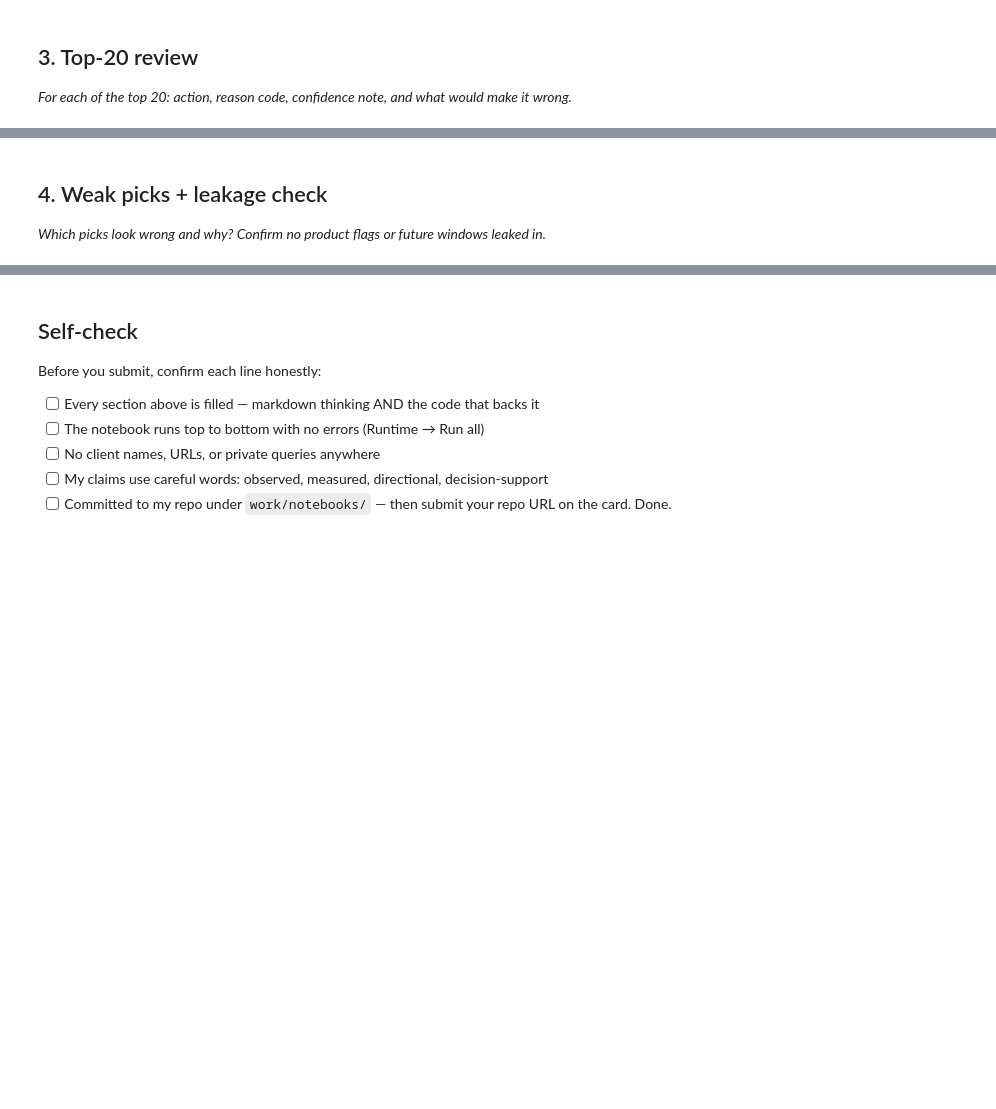
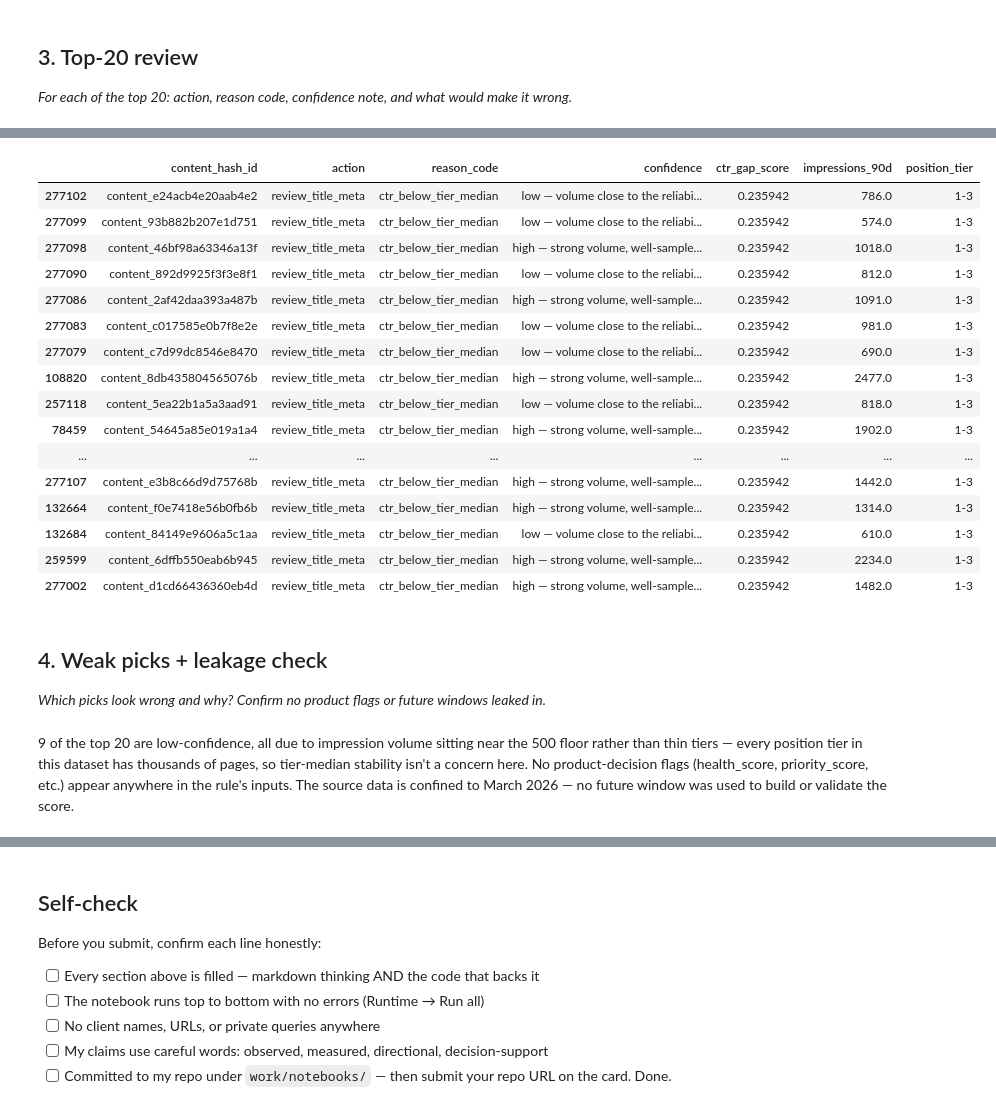
Before and after one commit to dhruvaiyer2-netizen/FlyRankMLProject, a Jupyter notebook: work/notebooks/w04_baseline_score.ipynb, the cells around one changed output, grey strips where cells are left out. Drawn from its saved outputs; the diff is of its cells as text; code cells hidden in the pictures; blank space fills up the shorter version.

Commit message:
Created a ranked queue using the hand rule, and reviewed the top 20 candidates to check for weak picks

```diff
--- a/work/notebooks/w04_baseline_score.ipynb
+++ b/work/notebooks/w04_baseline_score.ipynb
@@ -22,0 +94,28 @@ This skeleton is yours to fill. Work the sections **in order** — each one has
+# %%
+import os
+
+MIN_IMPRESSIONS = 500
+reliable = pages_df[pages_df["impressions_90d"] >= MIN_IMPRESSIONS].copy()
+
+tier_median = reliable.groupby("position_tier", observed=True)["ctr"].median()
+reliable["tier_median_ctr"] = reliable["position_tier"].map(tier_median).astype(float)
+reliable["ctr_gap_score"] = reliable["tier_median_ctr"] - reliable["ctr"]
+
+reliable["reason_code"] = reliable["ctr_gap_score"].apply(
+    lambda g: "ctr_below_tier_median" if g > 0 else None
+)
+reliable["action"] = reliable["ctr_gap_score"].apply(
+    lambda g: "review_title_meta" if g > 0 else "monitor"
+)
+
+queue = reliable.sort_values("ctr_gap_score", ascending=False)
+
+os.makedirs("work/outputs", exist_ok=True)
+queue[[
+    "content_hash_id", "position_tier", "avg_position", "impressions_90d",
+    "ctr", "tier_median_ctr", "ctr_gap_score", "reason_code", "action"
+]].to_csv("work/outputs/baseline_action_score.csv", index=False)
+
+print(f"Total reliable pages: {len(reliable)}")
+print(f"Flagged for review: {(reliable['action'] == 'review_title_meta').sum()}")
+print(f"Saved: {os.path.abspath('work/outputs/baseline_action_score.csv')}")
@@ -30,3 +153,38 @@ This skeleton is yours to fill. Work the sections **in order** — each one has
+# %%
+def confidence_note(row, tier_sizes):
+    if row["impressions_90d"] < 1000:
+        return "low — volume close to the reliability floor"
+    elif tier_sizes[row["position_tier"]] < 1000:
+        return "medium — thinner tier sample, median less stable"
+    else:
+        return "high — strong volume, well-sampled tier"
+
+tier_sizes = reliable["position_tier"].value_counts()
+top20 = queue.head(20).copy()
+top20["confidence"] = top20.apply(lambda r: confidence_note(r, tier_sizes), axis=1)
+
+top20[[
+    "content_hash_id", "action", "reason_code", "confidence",
+    "ctr_gap_score", "impressions_90d", "position_tier"
+]]
+# %% [output]
+|  | content_hash_id | action | reason_code | confidence | ctr_gap_score | impressions_90d | position_tier |
+| 277102 | content_e24acb4e20aab4e2 | review_title_meta | ctr_below_tier_median | low — volume close to the reliabi... | 0.235942 | 786.0 | 1-3 |
+| 277099 | content_93b882b207e1d751 | review_title_meta | ctr_below_tier_median | low — volume close to the reliabi... | 0.235942 | 574.0 | 1-3 |
+| 277098 | content_46bf98a63346a13f | review_title_meta | ctr_below_tier_median | high — strong volume, well-sample... | 0.235942 | 1018.0 | 1-3 |
+| 277090 | content_892d9925f3f3e8f1 | review_title_meta | ctr_below_tier_median | low — volume close to the reliabi... | 0.235942 | 812.0 | 1-3 |
+| 277086 | content_2af42daa393a487b | review_title_meta | ctr_below_tier_median | high — strong volume, well-sample... | 0.235942 | 1091.0 | 1-3 |
+| 277083 | content_c017585e0b7f8e2e | review_title_meta | ctr_below_tier_median | low — volume close to the reliabi... | 0.235942 | 981.0 | 1-3 |
+| 277079 | content_c7d99dc8546e8470 | review_title_meta | ctr_below_tier_median | low — volume close to the reliabi... | 0.235942 | 690.0 | 1-3 |
+| 108820 | content_8db435804565076b | review_title_meta | ctr_below_tier_median | high — strong volume, well-sample... | 0.235942 | 2477.0 | 1-3 |
+| 257118 | content_5ea22b1a5a3aad91 | review_title_meta | ctr_below_tier_median | low — volume close to the reliabi... | 0.235942 | 818.0 | 1-3 |
+| 78459 | content_54645a85e019a1a4 | review_title_meta | ctr_below_tier_median | high — strong volume, well-sample... | 0.235942 | 1902.0 | 1-3 |
+| ... | ... | ... | ... | ... | ... | ... | ... |
+| 277107 | content_e3b8c66d9d75768b | review_title_meta | ctr_below_tier_median | high — strong volume, well-sample... | 0.235942 | 1442.0 | 1-3 |
+| 132664 | content_f0e7418e56b0fb6b | review_title_meta | ctr_below_tier_median | high — strong volume, well-sample... | 0.235942 | 1314.0 | 1-3 |
+| 132684 | content_84149e9606a5c1aa | review_title_meta | ctr_below_tier_median | low — volume close to the reliabi... | 0.235942 | 610.0 | 1-3 |
+| 259599 | content_6dffb550eab6b945 | review_title_meta | ctr_below_tier_median | high — strong volume, well-sample... | 0.235942 | 2234.0 | 1-3 |
+| 277002 | content_d1cd66436360eb4d | review_title_meta | ctr_below_tier_median | high — strong volume, well-sample... | 0.235942 | 1482.0 | 1-3 |
 # %% [markdown]
 ## 4. Weak picks + leakage check
 
@@ -36,0 +192,2 @@ This skeleton is yours to fill. Work the sections **in order** — each one has
+# %% [markdown]
+9 of the top 20 are low-confidence, all due to impression volume sitting near the 500 floor rather than thin tiers — every position tier in this dataset has thousands of pages, so tier-median stability isn't a concern here. No product-decision flags (health_score, priority_score, etc.) appear anywhere in the rule's inputs. The source data is confined to March 2026 — no future window was used to build or validate the score.
```
Also changed, not shown: parts of 8 cells of this notebook.
